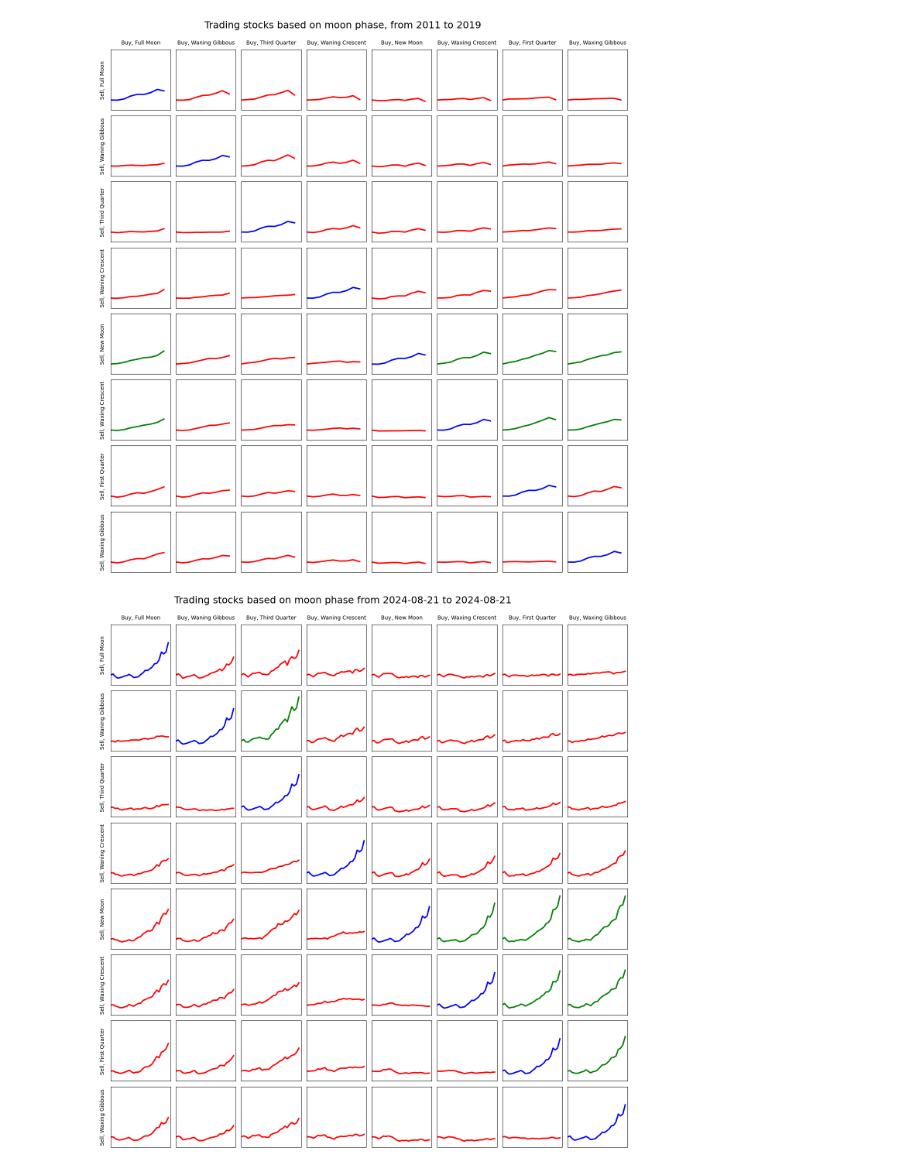
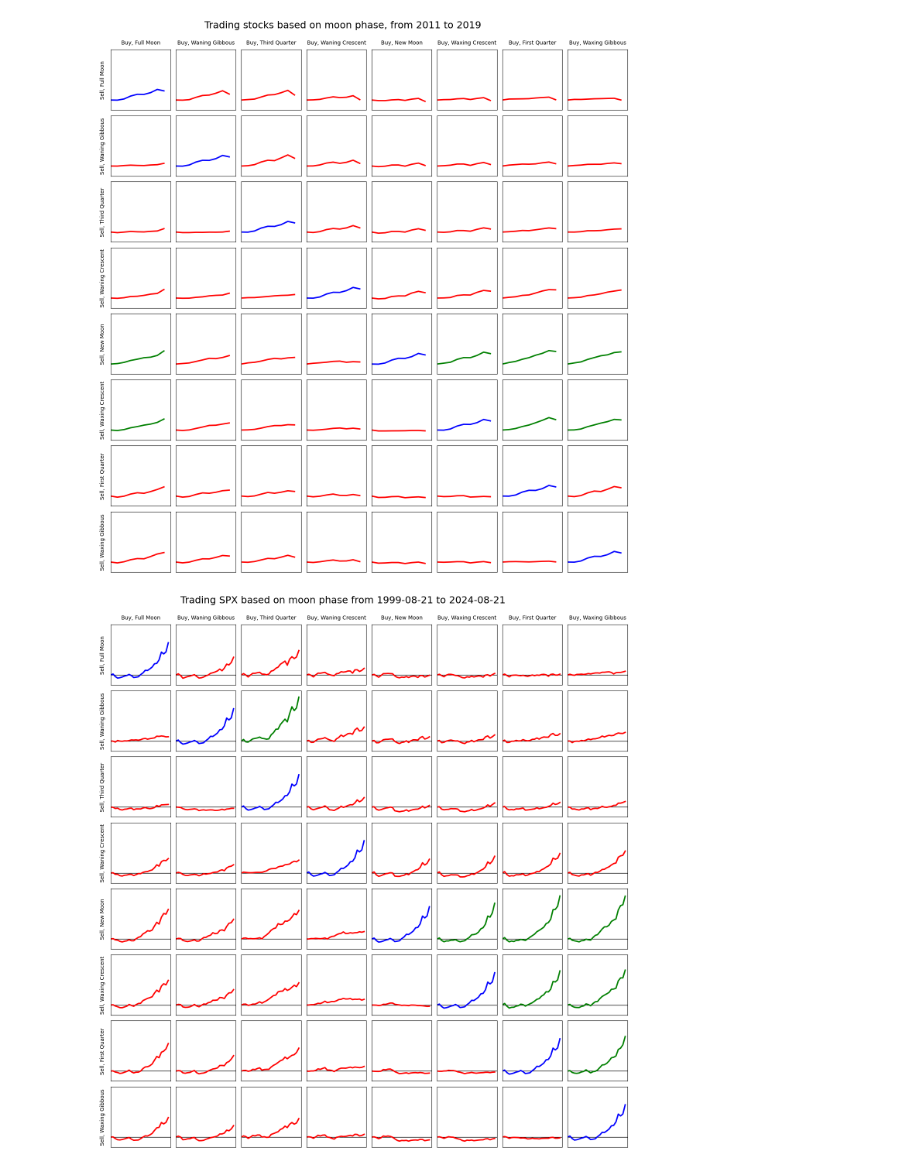
Before and after one commit to lukewnag/stocks-and-signals, a Jupyter notebook: moon_cycles_and_stocks.ipynb, the cells around one changed output. Saved outputs shown, nothing was run; the diff lists cells and outputs as text; code cells hidden in the pictures.

Commit message:
fixed error in chart

```diff
--- a/moon_cycles_and_stocks.ipynb
+++ b/moon_cycles_and_stocks.ipynb
@@ -239,33 +239,35 @@ for i, phase_sell in enumerate(moon_phase_buy):
             annual_portfolio.append(new_value)
             until += 1
 
-        # Example plot: Replace with your actual plotting logic
+        # Draw line for no change and
+        # color strategies based on whether they beat the stock baseline
+        ax.plot([0, len(annual_portfolio)], [1000, 1000], linewidth = 1, c = 'k')
         if i == j: color = 'b'
         elif annual_portfolio[-1] >= stock_baseline: color = 'g'
         else: color = 'r'
         ax.plot(annual_portfolio, linewidth = 2.5, c = color)
         ax.set_xlim([0, len(annual_portfolio)])
         ax.set_ylim([0, 6000])
 
         # Only set labels on the edges of the grid
         if j == 0:
             ax.set_ylabel(f'Sell, {phase_mappings[phase_sell]}', rotation=90, fontsize=10, labelpad=10)
         if i == 0:
             ax.set_title(f'Buy, {phase_mappings[phase_buy]}', fontsize=10, pad=10)
 
         # Hide ticks to clean up the plot
         ax.set_xticks([])
         ax.set_yticks([])
 
 # Adjust layout to avoid overlap
 plt.tight_layout()
 
 # Adjust the space between the plots for better label visibility
 plt.subplots_adjust(left=0.1, top=0.95, bottom=0.05)
 
-plt.suptitle(f"Trading stocks based on moon phase from {str(end_year)+'-'+month_day} to {str(end_year)+'-'+month_day}", fontsize=18, y=1)
+plt.suptitle(f"Trading SPX based on moon phase from {str(start_year)+'-'+month_day} to {str(end_year)+'-'+month_day}", fontsize=18, y=1)
 
 # Show the plot
 plt.show()
 # %% [output]
-[figure, old version]
+[figure, new version]
```
Also changed, not shown: 2 other files.
